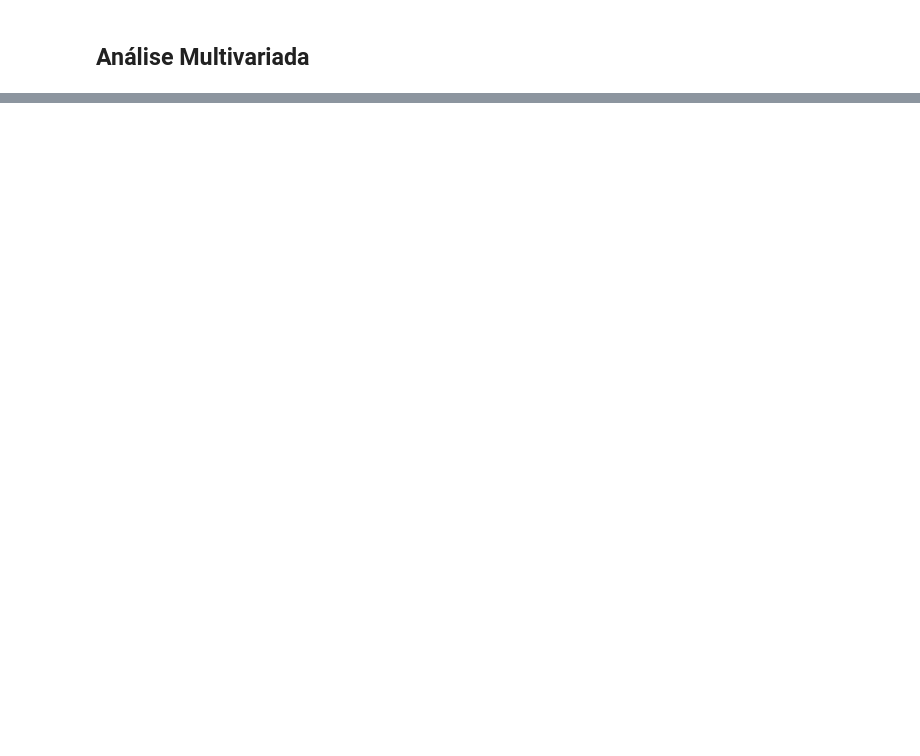
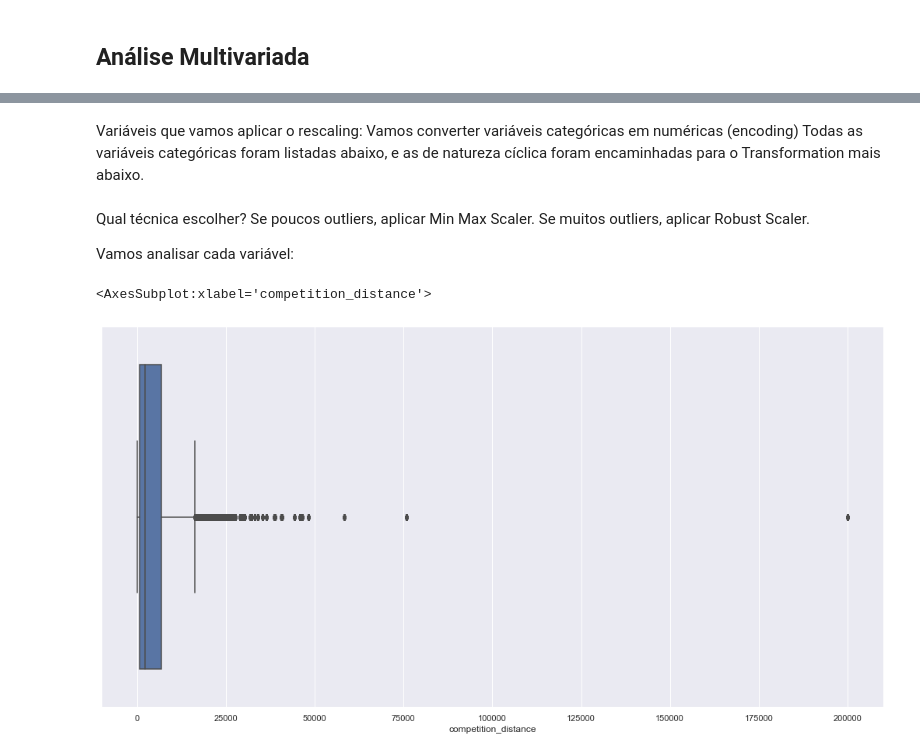
Before and after one commit to nortonvanz/Pharmacy-Sales-Forecast, a Jupyter notebook: notebooks/m04_eda.ipynb, the cells around one changed output, grey strips where cells are left out. Saved outputs shown, nothing was run; the diff lists cells and outputs as text; code cells hidden in the pictures; blank space fills up the shorter version.

Commit message:
aplied rescaling techniques

```diff
--- a/notebooks/m04_eda.ipynb
+++ b/notebooks/m04_eda.ipynb
@@ -1769,0 +1784,4 @@ Notamos lá nos histogramas que não temos nenhuma variável com distribuição
+# %% [markdown]
+Variáveis que vamos aplicar o rescaling:
+Vamos converter variáveis categóricas em numéricas (encoding)
+Todas as variáveis categóricas foram listadas abaixo, e as de natureza cíclica foram encaminhadas para o Transformation mais abaixo.
@@ -1769,0 +1793,11 @@ Notamos lá nos histogramas que não temos nenhuma variável com distribuição
+# %% [markdown]
+Qual técnica escolher?
+Se poucos outliers, aplicar Min Max Scaler.
+Se muitos outliers, aplicar Robust Scaler.
+
+Vamos analisar cada variável:
+# %%
+sns.boxplot( df5['competition_distance'] ) #tem muitos outliers -> Robust
+# %% [output]
+<AxesSubplot:xlabel='competition_distance'>
+[figure, added]
```
Also changed, not shown: parts of 199 cells of this notebook.
